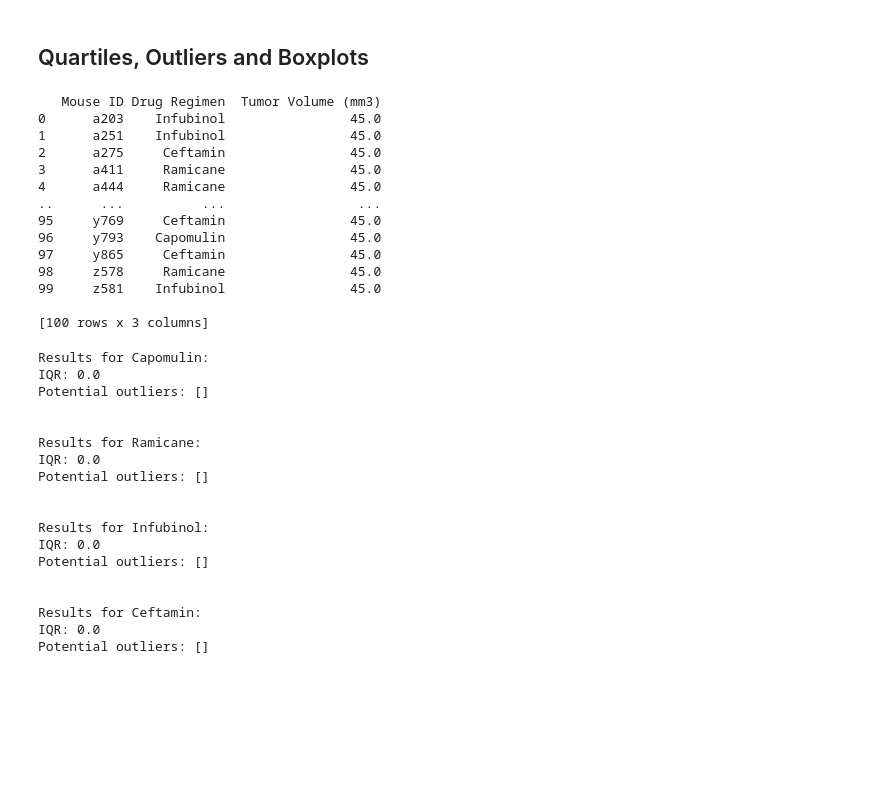
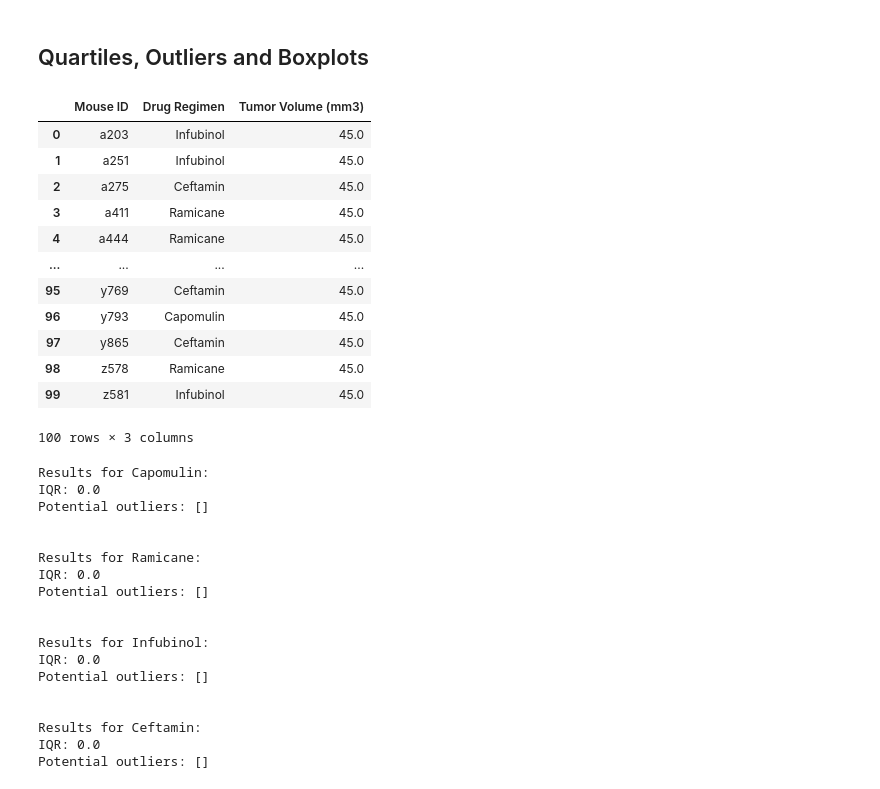
Before and after one commit to patriciayoung/Matplotlib-challenge, a Jupyter notebook: Starter_Code 2/Pymaceuticals/pymaceuticals_starter.ipynb, the cells around one changed output. Cells and saved outputs as stored; diff of their text form; code cells hidden in the pictures; blank space fills up the shorter version.

```diff
--- a/Starter_Code 2/Pymaceuticals/pymaceuticals_starter.ipynb
+++ b/Starter_Code 2/Pymaceuticals/pymaceuticals_starter.ipynb
@@ -247,32 +247,31 @@ plt.show()
 # %%
 # Calculate the final tumor volume of each mouse across four of the treatment regimens:
 # Capomulin, Ramicane, Infubinol, and Ceftamin
 # Create a DataFrame containing only the specified treatment regimens
 target_regimens = ['Capomulin', 'Ramicane', 'Infubinol', 'Ceftamin']
 filtered_data = cleaned_data[cleaned_data['Drug Regimen'].isin(target_regimens)]
 
 # Start by getting the last (greatest) timepoint for each mouse
 last_timepoint_df = filtered_data.groupby('Mouse ID')['Timepoint'].max().reset_index()
 
 # Merge this group df with the original DataFrame to get the tumor volume at the last timepoint
 final_tumor_volume_df = pd.merge(last_timepoint_df, filtered_data, on=['Mouse ID', 'Timepoint'], how='left')
 
 # Display the final tumor volume for each mouse in the specified treatment regimens
-print(final_tumor_volume_df[['Mouse ID', 'Drug Regimen', 'Tumor Volume (mm3)']])
+(final_tumor_volume_df[['Mouse ID', 'Drug Regimen', 'Tumor Volume (mm3)']])
 # %% [output]
+|  | Mouse ID | Drug Regimen | Tumor Volume (mm3) |
+| 0 | a203 | Infubinol | 45.0 |
+| 1 | a251 | Infubinol | 45.0 |
+| 2 | a275 | Ceftamin | 45.0 |
+| 3 | a411 | Ramicane | 45.0 |
+| 4 | a444 | Ramicane | 45.0 |
+| ... | ... | ... | ... |
+| 95 | y769 | Ceftamin | 45.0 |
+| 96 | y793 | Capomulin | 45.0 |
+| 97 | y865 | Ceftamin | 45.0 |
+| 98 | z578 | Ramicane | 45.0 |
+| 99 | z581 | Infubinol | 45.0 |
-   Mouse ID Drug Regimen  Tumor Volume (mm3)
-0      a203    Infubinol                45.0
-1      a251    Infubinol                45.0
-2      a275     Ceftamin                45.0
-3      a411     Ramicane                45.0
-4      a444     Ramicane                45.0
-..      ...          ...                 ...
-95     y769     Ceftamin                45.0
-96     y793    Capomulin                45.0
-97     y865     Ceftamin                45.0
-98     z578     Ramicane                45.0
-99     z581    Infubinol                45.0
-
-[100 rows x 3 columns]
+100 rows × 3 columns
 # %%
 # Put treatments into a list for FOR LOOP (and later for plot labels)
```
Also changed, not shown: parts of 9 cells of this notebook.
